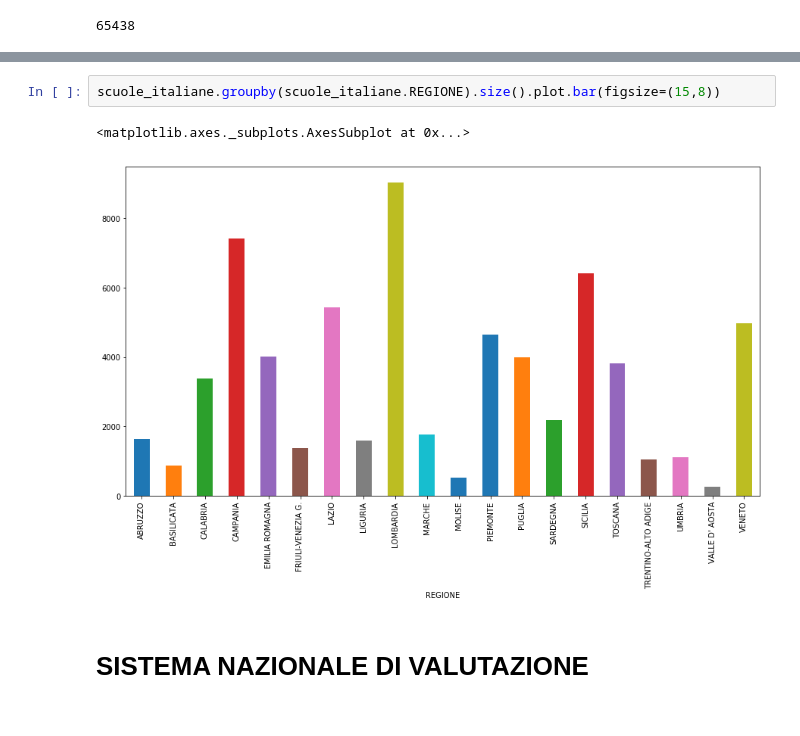
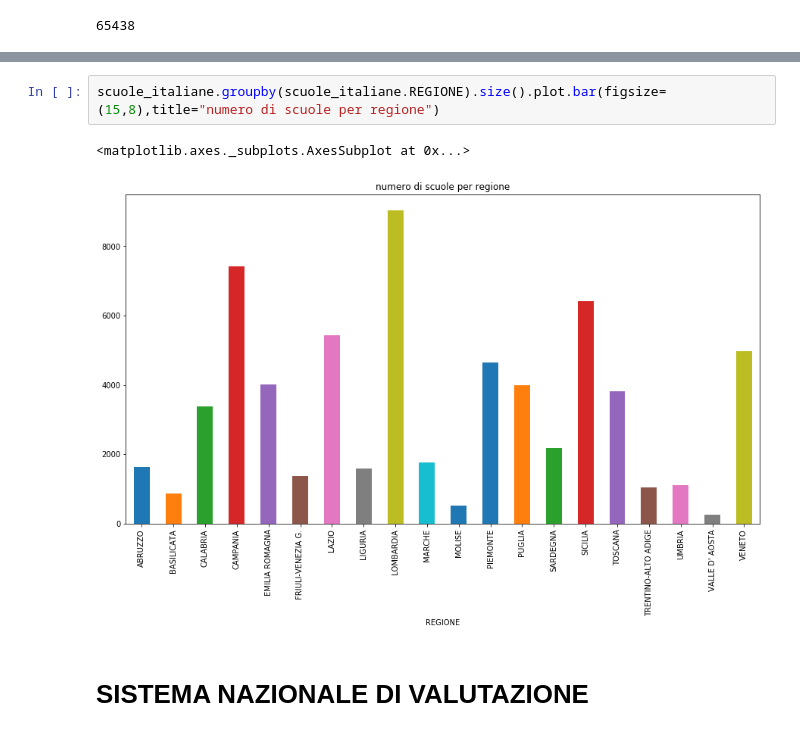
Before and after one commit to napo/opendatamiur, a Jupyter notebook: MIUR_OpenData.ipynb, the cells around one changed output, grey strips where cells are left out. Saved outputs shown, nothing was run; the diff lists cells and outputs as text.

```diff
--- a/MIUR_OpenData.ipynb
+++ b/MIUR_OpenData.ipynb
@@ -491,10 +490,10 @@ scuole_italiane.groupby(scuole_italiane.REGIONE).size().plot(kind="bar",title="n
 <matplotlib.axes._subplots.AxesSubplot at 0x...>
 [figure]
 # %%
-scuole_italiane.groupby(scuole_italiane.REGIONE).size().plot.bar(figsize=(15,8))
+scuole_italiane.groupby(scuole_italiane.REGIONE).size().plot.bar(figsize=(15,8),title="numero di scuole per regione")
 # %% [output]
 <matplotlib.axes._subplots.AxesSubplot at 0x...>
-[figure, old version]
+[figure, new version]
 # %% [markdown]
 # SISTEMA NAZIONALE DI VALUTAZIONE
 # %%
```
Also changed, not shown: parts of 47 cells of this notebook.
